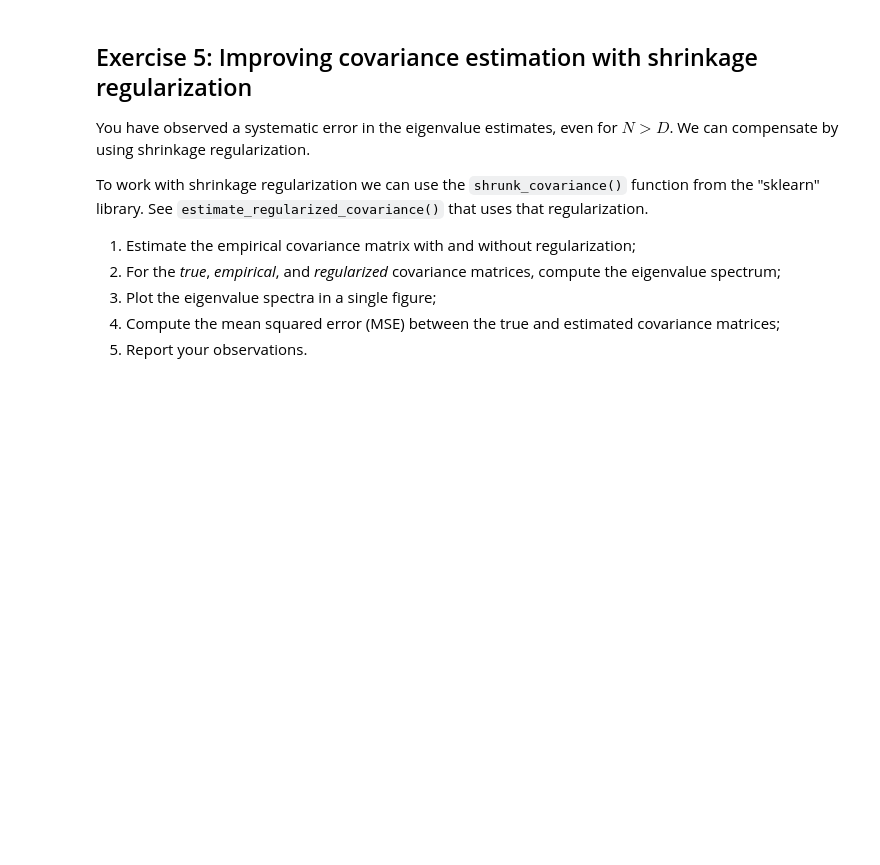
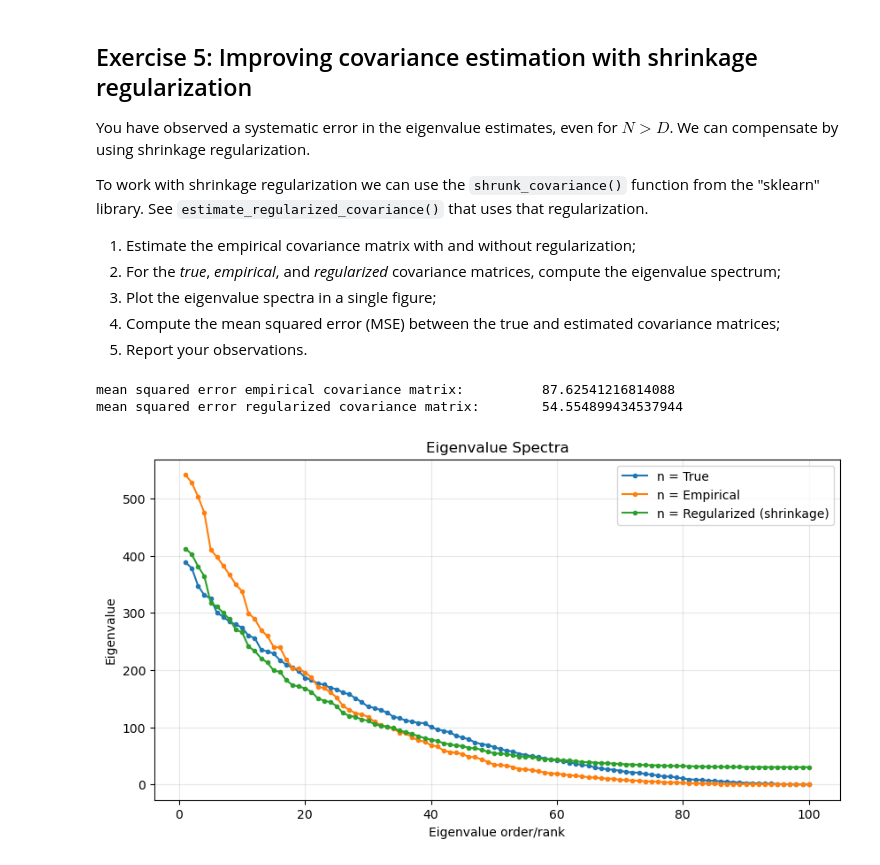
Before and after one commit to Immo-o/BCI-git, a Jupyter notebook: assignment-2/assignment_02_covariance_matrix.ipynb, the cells around one changed output. Cells and saved outputs as stored; diff of their text form; code cells hidden in the pictures; blank space fills up the shorter version.

Commit message:
Finished assignment 2 - covariance part (really this time)

```diff
--- a/assignment-2/assignment_02_covariance_matrix.ipynb
+++ b/assignment-2/assignment_02_covariance_matrix.ipynb
@@ -214,0 +214,36 @@ X = generate_data(N, cov_true, np.zeros(D))
+# %%
+# Answer here
+
+cov_emp = estimate_covariance(X)
+cov_reg = estimate_regularized_covariance(X)
+
+cov_matrices = [cov_true, cov_emp, cov_reg]
+cov_labels = ["True", "Empirical", "Regularized (shrinkage)"]
+# Plot the eigenvalue spectra
+eigenvalues = [np.linalg.eigvalsh(m) for m in cov_matrices]
+eigenvalues_sorted = [np.sort(values)[::-1] for values in eigenvalues] # [::-1] grabs array in reverse (descending) order
+
+
+# Plotting eigenvalue spectra
+ranks = range(1, D+1) # generate x-axis values
+
+plt.figure(figsize=(10, 5))
+
+for n, values_sorted in zip(cov_labels, eigenvalues_sorted):
+    plt.plot(ranks, values_sorted, marker=".", label=f"{n}")
+
+plt.xlabel("Eigenvalue order/rank")
+plt.ylabel("Eigenvalue")
+plt.title("Eigenvalue Spectra")
+plt.grid(True, alpha=0.3)
+plt.legend()
+
+MSE_empirical = mean_squared_error(cov_true, cov_emp)
+MSE_regularized = mean_squared_error(cov_true, cov_reg)
+
+print(f"mean squared error empirical covariance matrix: \t {MSE_empirical}")
+print(f"mean squared error regularized covariance matrix: \t {MSE_regularized}")
+# %% [output]
+mean squared error empirical covariance matrix:          87.62541216814088
+mean squared error regularized covariance matrix:        54.554899434537944
+[figure, added]
```
Also changed, not shown: parts of 4 cells of this notebook.
